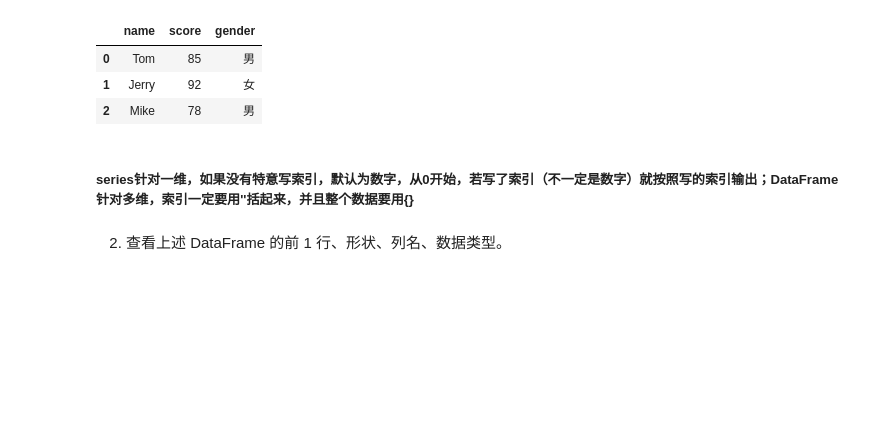
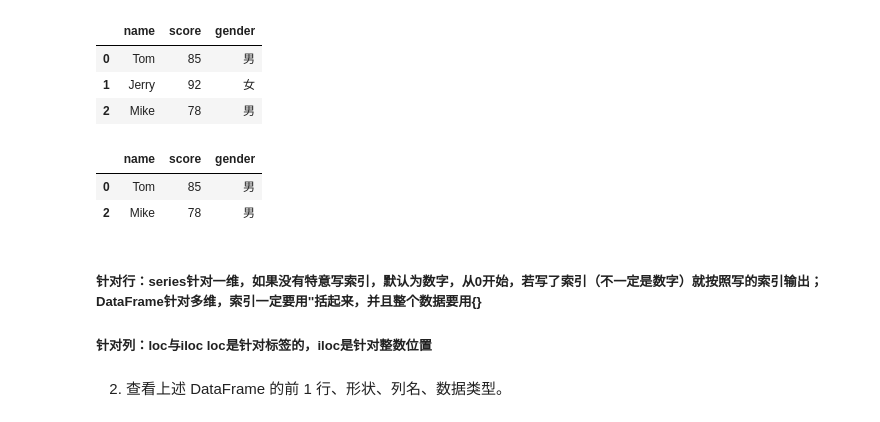
Before and after one commit to FZU-Data-Analysis-and-Visualization/join-github-classroom-Xinny-chen, a Jupyter notebook: 第三章练习.ipynb, the cells around one changed output. Cells and saved outputs as stored; diff of their text form; code cells hidden in the pictures; blank space fills up the shorter version.

```diff
--- a/第三章练习.ipynb
+++ b/第三章练习.ipynb
@@ -17,8 +17,16 @@ df
 | 0 | Tom | 85 | 男 |
 | 1 | Jerry | 92 | 女 |
 | 2 | Mike | 78 | 男 |
+# %%
+result=df.loc[[0,2]]
+result
+# %% [output]
+|  | name | score | gender |
+| 0 | Tom | 85 | 男 |
+| 2 | Mike | 78 | 男 |
 # %% [markdown]
-##### series针对一维，如果没有特意写索引，默认为数字，从0开始，若写了索引（不一定是数字）就按照写的索引输出；DataFrame针对多维，索引一定要用''括起来，并且整个数据要用{}
+##### 针对行：series针对一维，如果没有特意写索引，默认为数字，从0开始，若写了索引（不一定是数字）就按照写的索引输出；DataFrame针对多维，索引一定要用''括起来，并且整个数据要用{}
+##### 针对列：loc与iloc loc是针对标签的，iloc是针对整数位置
 # %% [markdown]
 2. 查看上述 DataFrame 的前 1 行、形状、列名、数据类型。
 # %%
```
Also changed, not shown: parts of 8 cells of this notebook, 2 other files.
